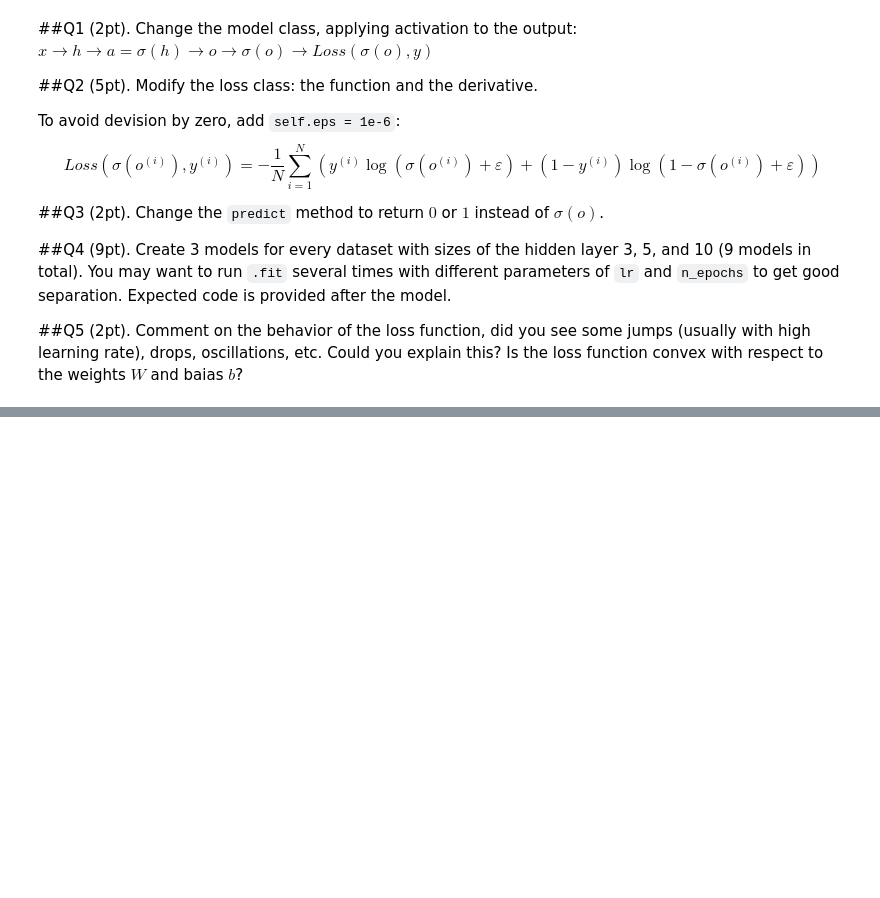
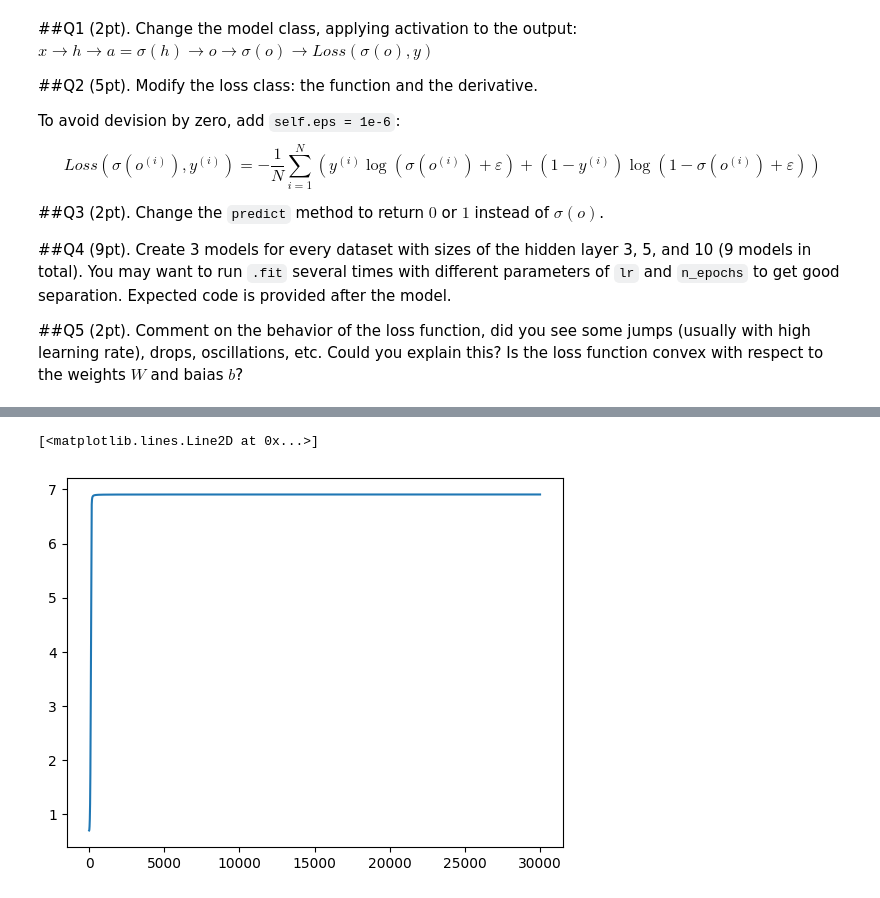
Before and after one commit to Joseppi007/MachineLearningRubbish, a Jupyter notebook: 2025_spring/Week10_unsupervised/HW9.ipynb, the cells around one changed output, grey strips where cells are left out. Drawn from its saved outputs; the diff is of its cells as text; code cells hidden in the pictures; blank space fills up the shorter version.

```diff
--- a/2025_spring/Week10_unsupervised/HW9.ipynb
+++ b/2025_spring/Week10_unsupervised/HW9.ipynb
@@ -155,0 +162,7 @@ class MyNN():
+# %%
+model_2 = MyNN(input_size=2, hidden_size=3, output_size=1)
+model_2.fit(x, y, lr=0.1, n_epoch=30000)
+plt.plot(model_2.loss_array)
+# %% [output]
+[<matplotlib.lines.Line2D at 0x...>]
+[figure, added]
```
Also changed, not shown: parts of 7 cells of this notebook.
